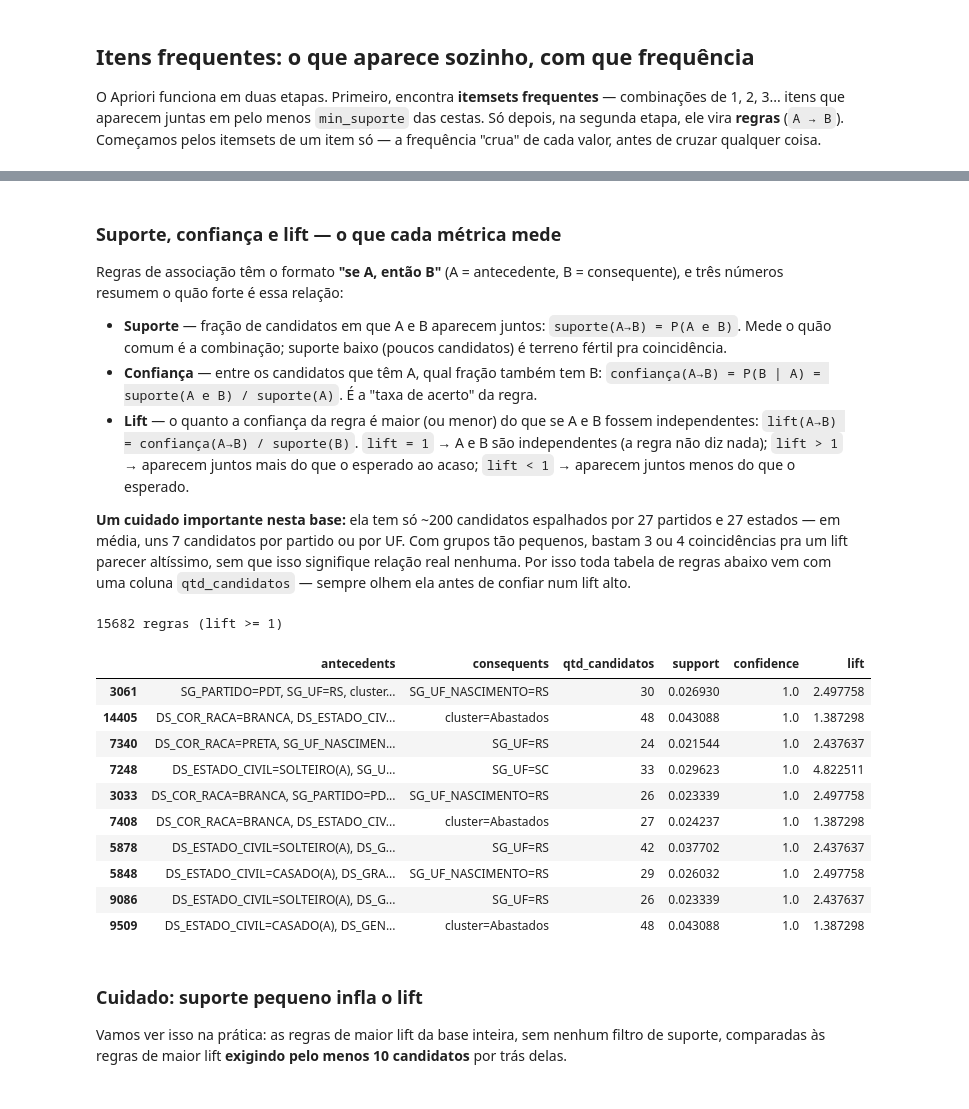
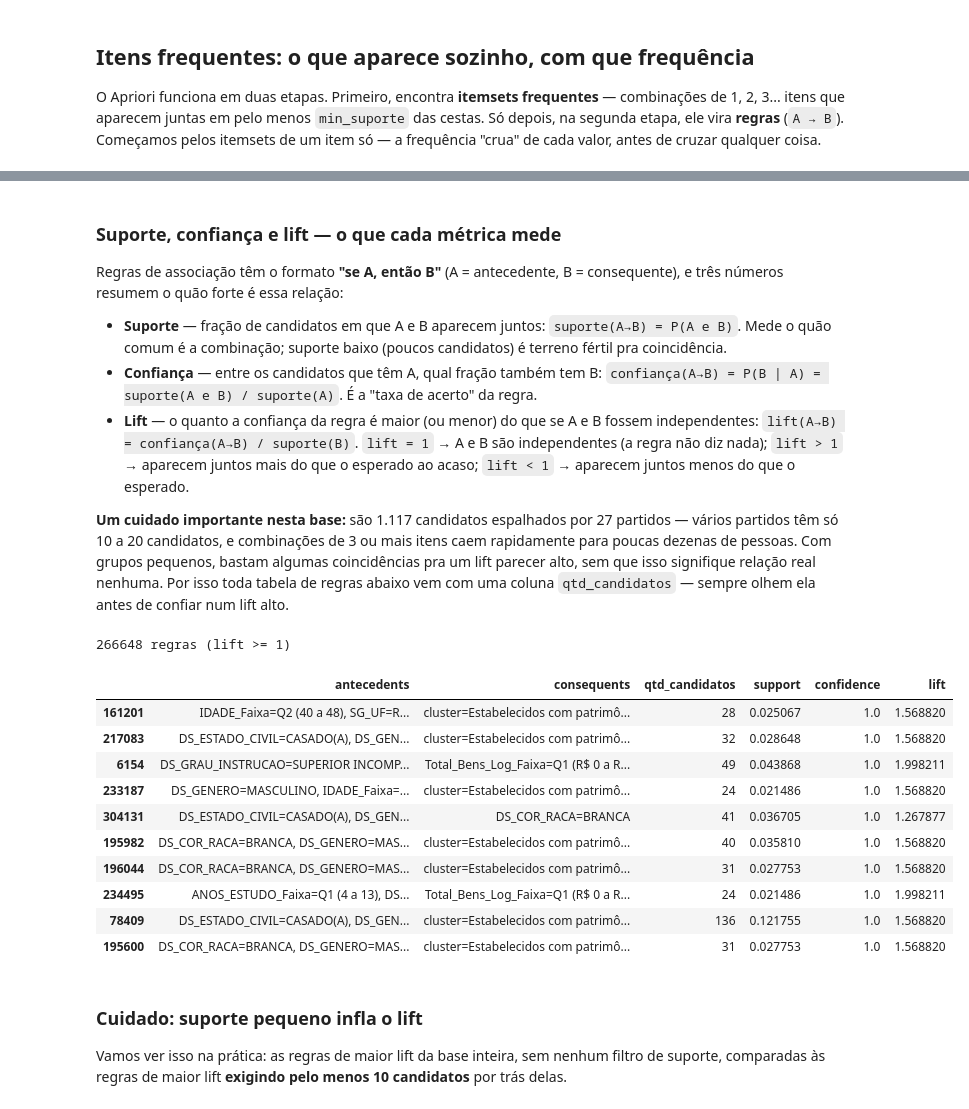
Before and after one commit to Rflavia/mineracao_dados, a Jupyter notebook: 03_regras_associacao.ipynb, the cells around one changed output, grey strips where cells are left out. Cells and saved outputs as stored; diff of their text form; code cells hidden in the pictures.

```diff
--- a/03_regras_associacao.ipynb
+++ b/03_regras_associacao.ipynb
@@ -196,0 +187,30 @@ dtype: int64
+# %%
+def formatar_reais(valor):
+    if valor < 1_000:
+        return f"R$ {valor:,.0f}"
+    if valor < 1_000_000:
+        return f"R$ {valor / 1_000:,.0f} mil"
+    return f"R$ {valor / 1_000_000:,.1f} mi"
+
+
+variaveis_faixa = {
+    'IDADE': lambda v: f"{v:.0f}",
+    'ANOS_ESTUDO': lambda v: f"{v:.0f}",
+    'Total_Bens_Log': lambda v: formatar_reais(np.expm1(v)),            # volta do log para R$
+    'Total_Gasto_Campanha_Log': lambda v: formatar_reais(np.expm1(v)),
+}
+
+for variavel, fmt in variaveis_faixa.items():
+    codigos, limites = pd.qcut(df_cluster[variavel], q=4, labels=False, retbins=True, duplicates='drop')
+    rotulos_faixa = {
+        i: f"Q{i + 1} ({fmt(limites[i])} a {fmt(limites[i + 1])})"
+        for i in range(len(limites) - 1)
+    }
+    df_cluster[f'{variavel}_Faixa'] = codigos.map(rotulos_faixa)
+
+colunas_faixa = [f'{v}_Faixa' for v in variaveis_faixa]
+
+for col in colunas_faixa:
+    print(f"--- {col} ---")
+    print(df_cluster[col].value_counts().sort_index().to_string())
+    print()
@@ -209,8 +250,8 @@ Variáveis escolhidas:
 # %%
 colunas_apriori = ['SG_PARTIDO', 'DS_GENERO', 'DS_GRAU_INSTRUCAO', 'DS_ESTADO_CIVIL',
-                   'DS_COR_RACA', 'SG_UF_NASCIMENTO', 'cluster']
+                   'DS_COR_RACA', 'SG_UF_NASCIMENTO'] + colunas_faixa + ['cluster']
 
-if UF is None:
+if UFS_REGIAO is None or len(UFS_REGIAO) > 1:
     colunas_apriori.append('SG_UF')
 
 # a eleição de 2026 ainda não ocorreu -> DS_SIT_TOT_TURNO vem toda com o mesmo valor por enquanto
@@ -273,37 +314,48 @@ Regras de associação têm o formato **"se A, então B"** (A = antecedente, B =
 - **Confiança** — entre os candidatos que têm A, qual fração também tem B: `confiança(A→B) = P(B | A) = suporte(A e B) / suporte(A)`. É a "taxa de acerto" da regra.
 - **Lift** — o quanto a confiança da regra é maior (ou menor) do que se A e B fossem independentes: `lift(A→B) = confiança(A→B) / suporte(B)`. `lift = 1` → A e B são independentes (a regra não diz nada); `lift > 1` → aparecem juntos mais do que o esperado ao acaso; `lift < 1` → aparecem juntos menos do que o esperado.
 
-**Um cuidado importante nesta base:** ela tem só ~200 candidatos espalhados por 27 partidos e 27 estados — em média, uns 7 candidatos por partido ou por UF. Com grupos tão pequenos, bastam 3 ou 4 coincidências pra um lift parecer altíssimo, sem que isso signifique relação real nenhuma. Por isso toda tabela de regras abaixo vem com uma coluna `qtd_candidatos` — sempre olhem ela antes de confiar num lift alto.
+**Um cuidado importante nesta base:** são 1.117 candidatos espalhados por 27 partidos — vários partidos têm só 10 a 20 candidatos, e combinações de 3 ou mais itens caem rapidamente para poucas dezenas de pessoas. Com grupos pequenos, bastam algumas coincidências pra um lift parecer alto, sem que isso signifique relação real nenhuma. Por isso toda tabela de regras abaixo vem com uma coluna `qtd_candidatos` — sempre olhem ela antes de confiar num lift alto.
 # %%
 regras = association_rules(itens_frequentes, metric='lift', min_threshold=1)
+
+
+def mistura_escolaridade(regra):
+    """True se a regra usa ao mesmo tempo DS_GRAU_INSTRUCAO e ANOS_ESTUDO_Faixa — as duas
+    medem a mesma coisa, então a regra seria verdadeira por definição."""
+    itens = regra['antecedents'] | regra['consequents']
+    return (any(i.startswith('DS_GRAU_INSTRUCAO=') for i in itens)
+            and any(i.startswith('ANOS_ESTUDO_Faixa=') for i in itens))
+
+
+regras = regras[~regras.apply(mistura_escolaridade, axis=1)]
 regras['qtd_candidatos'] = (regras['support'] * len(cesta)).round().astype(int)
 regras = regras.sort_values('confidence', ascending=False)
 
 
 def formatar_regras(df_regras):
     """Troca antecedents/consequents (frozenset) por texto legível, só pra exibição —
     os dados originais (usados pra filtrar/ordenar) continuam intactos."""
     df_fmt = df_regras.copy()
     df_fmt['antecedents'] = df_fmt['antecedents'].apply(lambda x: ', '.join(sorted(str(i) for i in x)))
     df_fmt['consequents'] = df_fmt['consequents'].apply(lambda x: ', '.join(sorted(str(i) for i in x)))
     return df_fmt
 
 
 print(f"{len(regras)} regras (lift >= 1)")
 formatar_regras(regras[['antecedents', 'consequents', 'qtd_candidatos', 'support', 'confidence', 'lift']].head(10))
 # %% [output]
-15682 regras (lift >= 1)
+266648 regras (lift >= 1)
 |  | antecedents | consequents | qtd_candidatos | support | confidence | lift |
-| 3061 | SG_PARTIDO=PDT, SG_UF=RS, cluster... | SG_UF_NASCIMENTO=RS | 30 | 0.026930 | 1.0 | 2.497758 |
-| 14405 | DS_COR_RACA=BRANCA, DS_ESTADO_CIV... | cluster=Abastados | 48 | 0.043088 | 1.0 | 1.387298 |
-| 7340 | DS_COR_RACA=PRETA, SG_UF_NASCIMEN... | SG_UF=RS | 24 | 0.021544 | 1.0 | 2.437637 |
-| 7248 | DS_ESTADO_CIVIL=SOLTEIRO(A), SG_U... | SG_UF=SC | 33 | 0.029623 | 1.0 | 4.822511 |
-| 3033 | DS_COR_RACA=BRANCA, SG_PARTIDO=PD... | SG_UF_NASCIMENTO=RS | 26 | 0.023339 | 1.0 | 2.497758 |
-| 7408 | DS_COR_RACA=BRANCA, DS_ESTADO_CIV... | cluster=Abastados | 27 | 0.024237 | 1.0 | 1.387298 |
-| 5878 | DS_ESTADO_CIVIL=SOLTEIRO(A), DS_G... | SG_UF=RS | 42 | 0.037702 | 1.0 | 2.437637 |
-| 5848 | DS_ESTADO_CIVIL=CASADO(A), DS_GRA... | SG_UF_NASCIMENTO=RS | 29 | 0.026032 | 1.0 | 2.497758 |
-| 9086 | DS_ESTADO_CIVIL=SOLTEIRO(A), DS_G... | SG_UF=RS | 26 | 0.023339 | 1.0 | 2.437637 |
-| 9509 | DS_ESTADO_CIVIL=CASADO(A), DS_GEN... | cluster=Abastados | 48 | 0.043088 | 1.0 | 1.387298 |
+| 161201 | IDADE_Faixa=Q2 (40 a 48), SG_UF=R... | cluster=Estabelecidos com patrimô... | 28 | 0.025067 | 1.0 | 1.568820 |
+| 217083 | DS_ESTADO_CIVIL=CASADO(A), DS_GEN... | cluster=Estabelecidos com patrimô... | 32 | 0.028648 | 1.0 | 1.568820 |
+| 6154 | DS_GRAU_INSTRUCAO=SUPERIOR INCOMP... | Total_Bens_Log_Faixa=Q1 (R$ 0 a R... | 49 | 0.043868 | 1.0 | 1.998211 |
+| 233187 | DS_GENERO=MASCULINO, IDADE_Faixa=... | cluster=Estabelecidos com patrimô... | 24 | 0.021486 | 1.0 | 1.568820 |
+| 304131 | DS_ESTADO_CIVIL=CASADO(A), DS_GEN... | DS_COR_RACA=BRANCA | 41 | 0.036705 | 1.0 | 1.267877 |
+| 195982 | DS_COR_RACA=BRANCA, DS_GENERO=MAS... | cluster=Estabelecidos com patrimô... | 40 | 0.035810 | 1.0 | 1.568820 |
+| 196044 | DS_COR_RACA=BRANCA, DS_GENERO=MAS... | cluster=Estabelecidos com patrimô... | 31 | 0.027753 | 1.0 | 1.568820 |
+| 234495 | ANOS_ESTUDO_Faixa=Q1 (4 a 13), DS... | Total_Bens_Log_Faixa=Q1 (R$ 0 a R... | 24 | 0.021486 | 1.0 | 1.998211 |
+| 78409 | DS_ESTADO_CIVIL=CASADO(A), DS_GEN... | cluster=Estabelecidos com patrimô... | 136 | 0.121755 | 1.0 | 1.568820 |
+| 195600 | DS_COR_RACA=BRANCA, DS_GENERO=MAS... | cluster=Estabelecidos com patrimô... | 31 | 0.027753 | 1.0 | 1.568820 |
 # %% [markdown]
 ### Cuidado: suporte pequeno infla o lift
 
```
Also changed, not shown: parts of 22 cells of this notebook, 5 other files.
